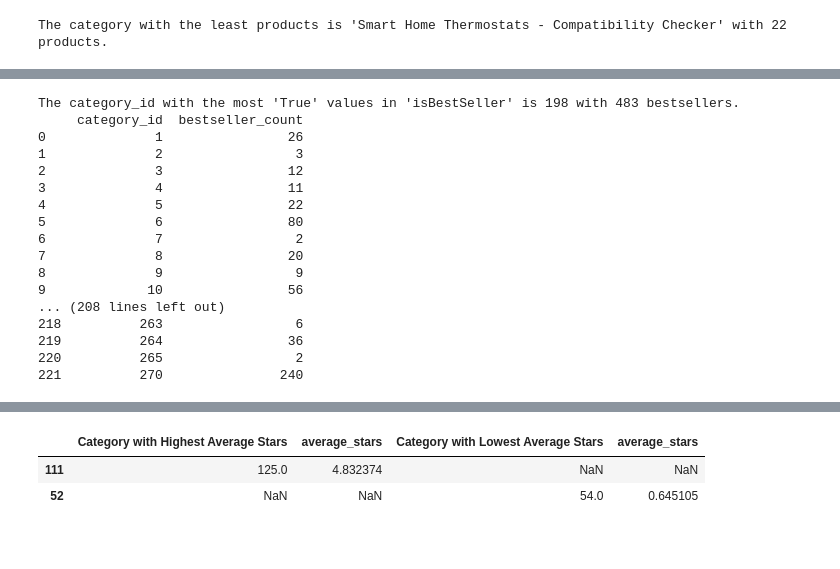
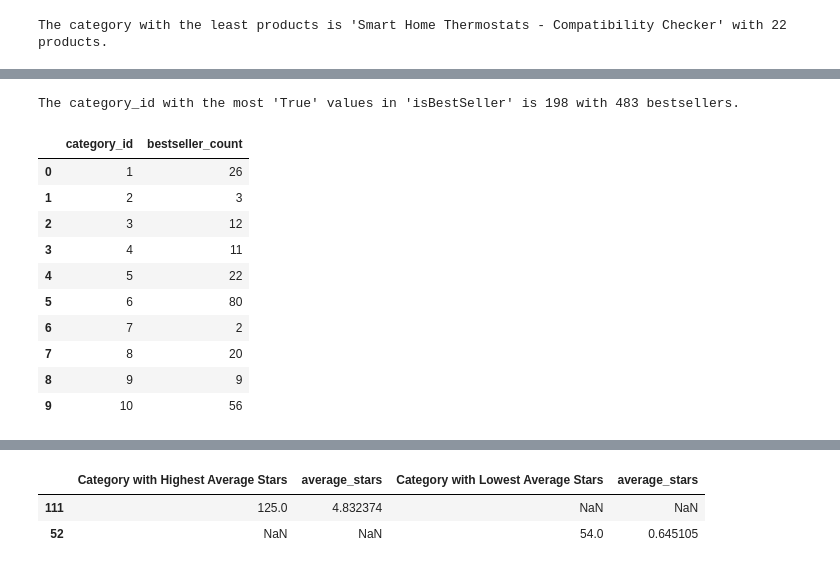
Before and after one commit to suwillia/Project-Epsilon-Module-7, a Jupyter notebook: Count2_Jan.ipynb, the cells around one changed output, grey strips where cells are left out. Saved outputs shown, nothing was run; the diff lists cells and outputs as text; code cells hidden in the pictures; blank space fills up the shorter version.

```diff
--- a/Count2_Jan.ipynb
+++ b/Count2_Jan.ipynb
@@ -193,39 +171,34 @@ sorted_category_counts
 # %%
 # Assuming `merged_df` is the original DataFrame created after merging products_df and categories_df
 
 # Filter rows where isBestSeller is True
 bestseller_df = merged_df[merged_df['isBestSeller'] == True]
 
 # Group by category_id and count the number of True values
 bestseller_counts = bestseller_df.groupby('category_id').size().reset_index(name='bestseller_count')
 
 # Find the category_id with the most True values
 most_bestseller_category_id = bestseller_counts.loc[bestseller_counts['bestseller_count'].idxmax(), 'category_id']
 most_bestseller_count = bestseller_counts['bestseller_count'].max()
 
 # Display the result
 print(f"The category_id with the most 'True' values in 'isBestSeller' is {most_bestseller_category_id} with {most_bestseller_count} bestsellers.")
 
 # Optionally, display the counts DataFrame
-print(bestseller_counts)
+bestseller_counts.head(10)
 # %% [output]
 The category_id with the most 'True' values in 'isBestSeller' is 198 with 483 bestsellers.
-     category_id  bestseller_count
-0              1                26
-1              2                 3
-2              3                12
-3              4                11
-4              5                22
-5              6                80
-6              7                 2
-7              8                20
-8              9                 9
-9             10                56
-... (208 lines left out)
-218          263                 6
-219          264                36
-220          265                 2
-221          270               240
+|  | category_id | bestseller_count |
+| 0 | 1 | 26 |
+| 1 | 2 | 3 |
+| 2 | 3 | 12 |
+| 3 | 4 | 11 |
+| 4 | 5 | 22 |
+| 5 | 6 | 80 |
+| 6 | 7 | 2 |
+| 7 | 8 | 20 |
+| 8 | 9 | 9 |
+| 9 | 10 | 56 |
 # %%
 # Group by category_id and calculate the average stars for each unique category_id
 average_stars_by_category = (
```
Also changed, not shown: parts of 6 cells of this notebook.
